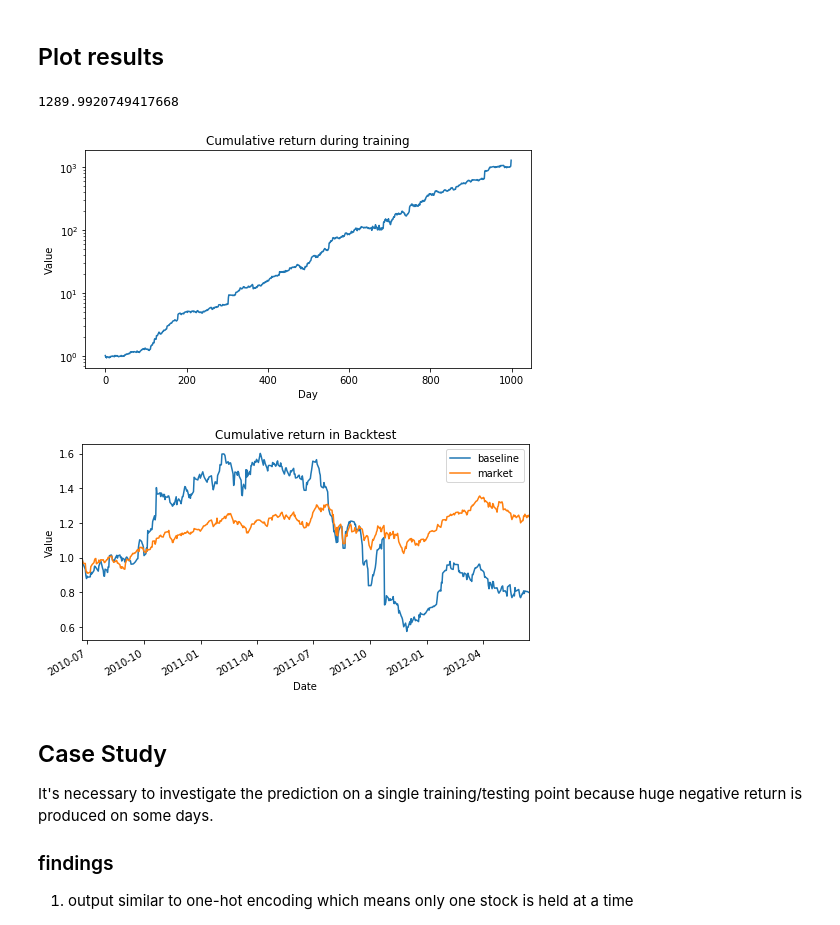
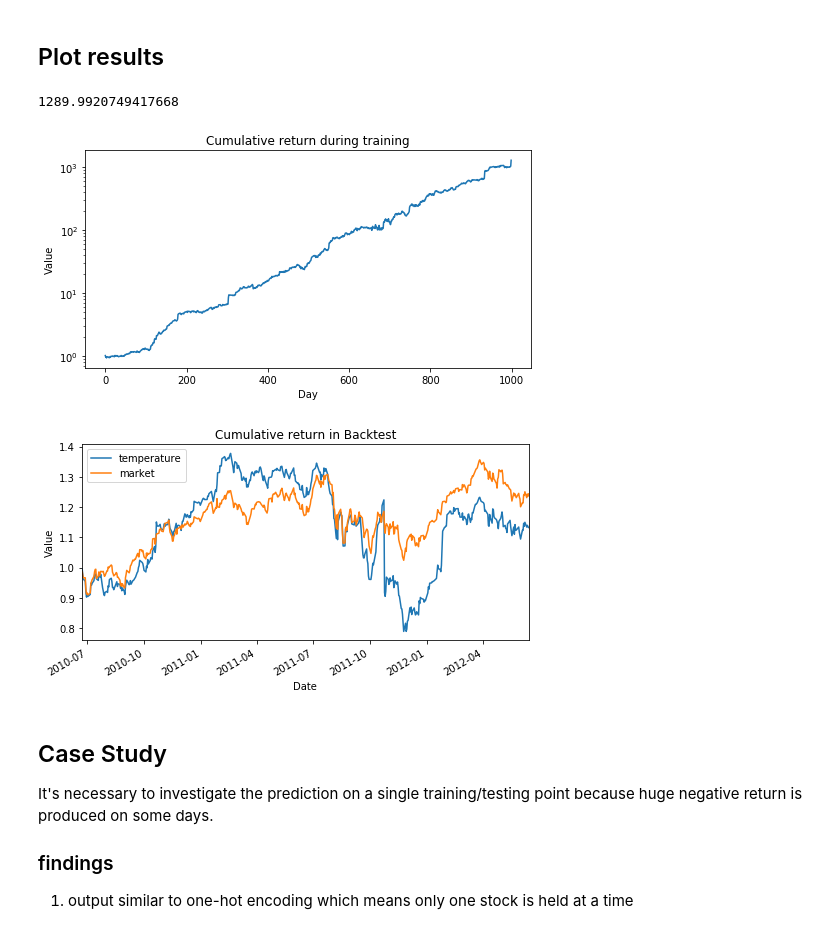
Before and after one commit to yanxurui/portfolio, a Jupyter notebook: analysis.ipynb, the cells around one changed output. Saved outputs shown, nothing was run; the diff lists cells and outputs as text; code cells hidden in the pictures.

```diff
--- a/analysis.ipynb
+++ b/analysis.ipynb
@@ -25,35 +25,35 @@ def train_plot(save_dir):
     print(np.prod(ret))
     ax1.plot(ret.cumprod())
     return fig1
 
 def backtest_plot(save_dirs):
     fig2, ax2 = plt.subplots(figsize=(8, 4))
     ax2.set_xlabel('Day')
     ax2.set_ylabel('Value')
     ax2.set_title('Cumulative return in Backtest')
     tmp_dict = {}
     for save_dir in map(Path, save_dirs):
         name = os.path.basename(save_dir)
         test_summary = pd.read_csv(save_dir.joinpath('test_summary.csv'), index_col='index')
         tmp_dict[name] = (test_summary['ret']+1).cumprod().values # Series -> np array, ignore index
     start = test_summary.index[0]
     end = test_summary.index[-1] + 1
     market = data.UBAH(start, end)
     tmp_dict['market'] = market
     df = pd.DataFrame(tmp_dict)
     df.plot(ax=ax2)
     return fig2
 
 def expand_dir(save_dir):
     return [os.path.join(save_dir, sub) for sub in next(os.walk(save_dir))[1]]
 
-save_dir = Path('exp/baseline')
+save_dir = Path('exp/output/temperature')
 fig1 = train_plot(save_dir)
 fig2 = backtest_plot([save_dir])
 # %% [output]
 1289.9920749417668
 [figure]
-[figure, old version]
+[figure, new version]
 # %% [markdown]
 ## Case Study
 It's necessary to investigate the prediction on a single training/testing point because huge negative return is produced on some days.
```
Also changed, not shown: parts of 1 cell of this notebook, 1 other file.
